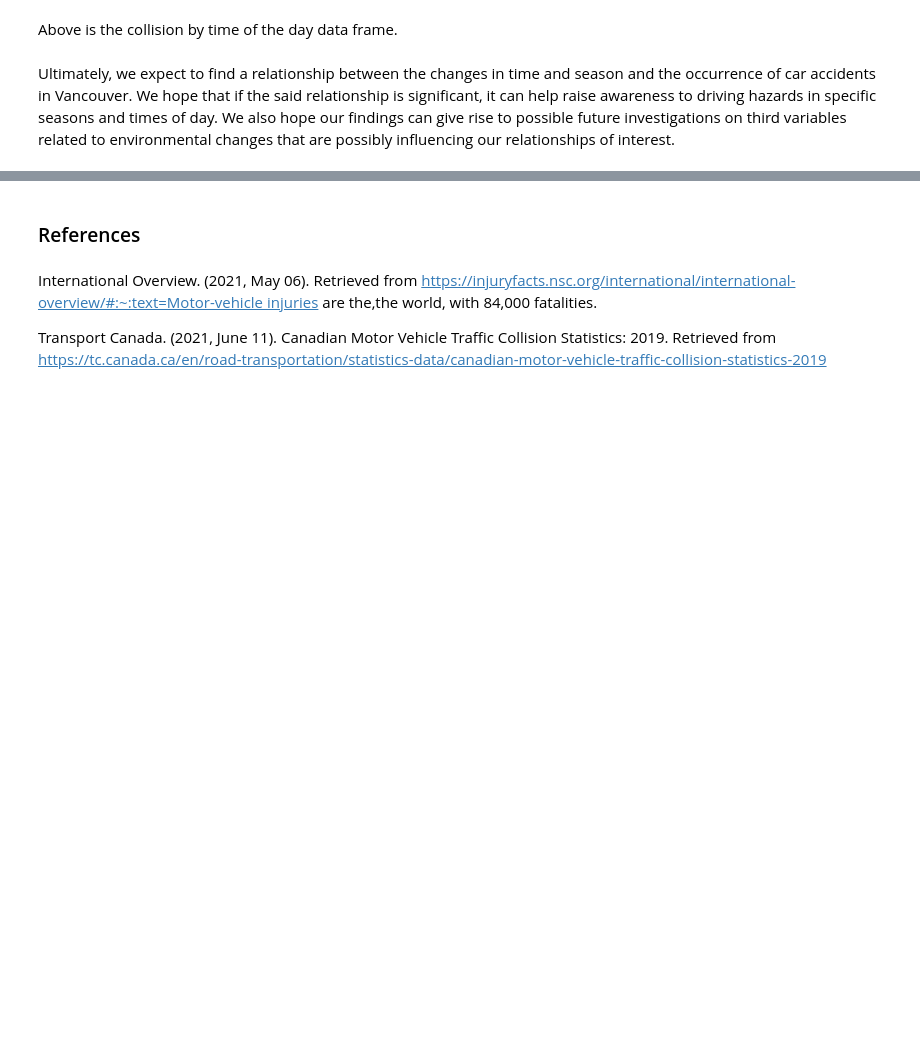
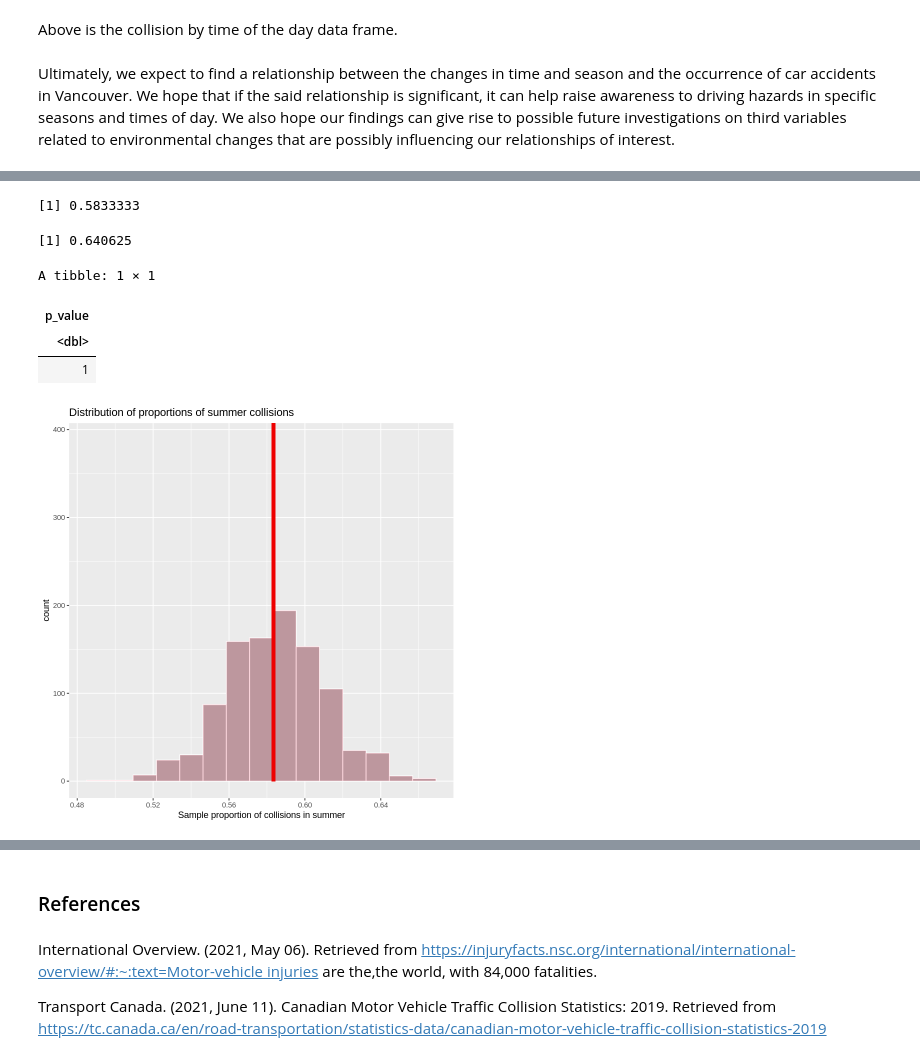
Before and after one commit to bernie-leung/STAT-201-group20newrepo, a Jupyter notebook: Project_proposal.ipynb, the cells around one changed output, grey strips where cells are left out. Cells and saved outputs as stored; diff of their text form; code cells hidden in the pictures; blank space fills up the shorter version.

Commit message:
changed hypothesis + added bootstrapping and asymptotics

```diff
--- a/Project_proposal.ipynb
+++ b/Project_proposal.ipynb
@@ -296,3 +297,16 @@ A tibble: 6 × 11
 Above is the collision by time of the day data frame.
 # %% [markdown]
 Ultimately, we expect to find a relationship between the changes in time and season and the occurrence of car accidents in Vancouver. We hope that if the said relationship is significant, it can help raise awareness to driving hazards in specific seasons and times of day. We also hope our findings can give rise to possible future investigations on third variables related to environmental changes that are possibly influencing our relationships of interest.
+# %%
+season <- collisions_by_season %>%
+    filter(TYPE == "Collision")
+
+head(season)
+
+hypo_test_season <- season %>%
+    specify(response = SEASON, success = "SUMMER") %>%
+    hypothesize(null = "point", p = 0.5) %>%
+    generate(reps = 1000, type = "bootstrap") %>%
+    calculate(stat = "prop")
+
+head(hypo_test_season)
@@ -298,0 +368,35 @@ Ultimately, we expect to find a relationship between the changes in time and sea
+# %%
+obs_season <- season %>%
+    specify(response = SEASON, success = "SUMMER") %>%
+    calculate(stat = "prop") %>%
+    pull()
+
+obs_time <- time %>%
+    specify(response = TIME_DAY, success = "DAY") %>%
+    calculate(stat = "prop") %>%
+    pull()
+
+obs_season
+obs_time
+# %% [output]
+[1] 0.5833333
+[1] 0.640625
+# %%
+hypo_viz_season <- hypo_test_season %>%
+    visualize() +
+    shade_p_value(obs_stat = obs_season, direction = "both") +
+    labs(x = "Sample proportion of collisions in summer") +
+    ggtitle("Distribution of proportions of summer collisions")
+
+hypo_viz_season
+
+p_value_season <- hypo_test_season %>%
+    get_p_value(obs_stat = obs_season, direction = "both")
+
+p_value_season
+# %% [output]
+A tibble: 1 × 1
+| p_value |
+| <dbl> |
+| 1 |
+[figure, added]
```
Also changed, not shown: parts of 10 cells of this notebook.
